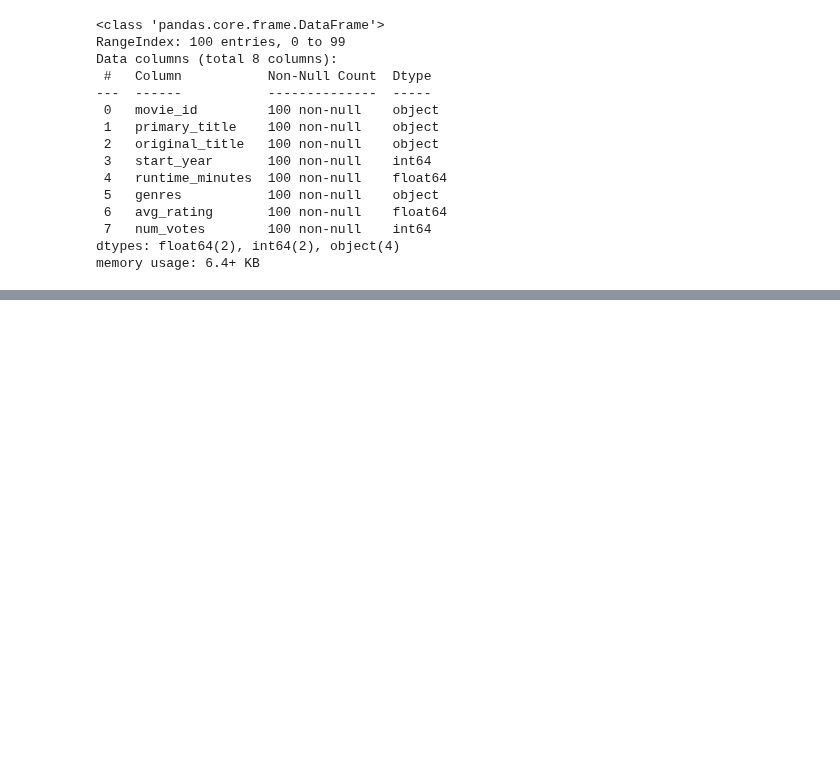
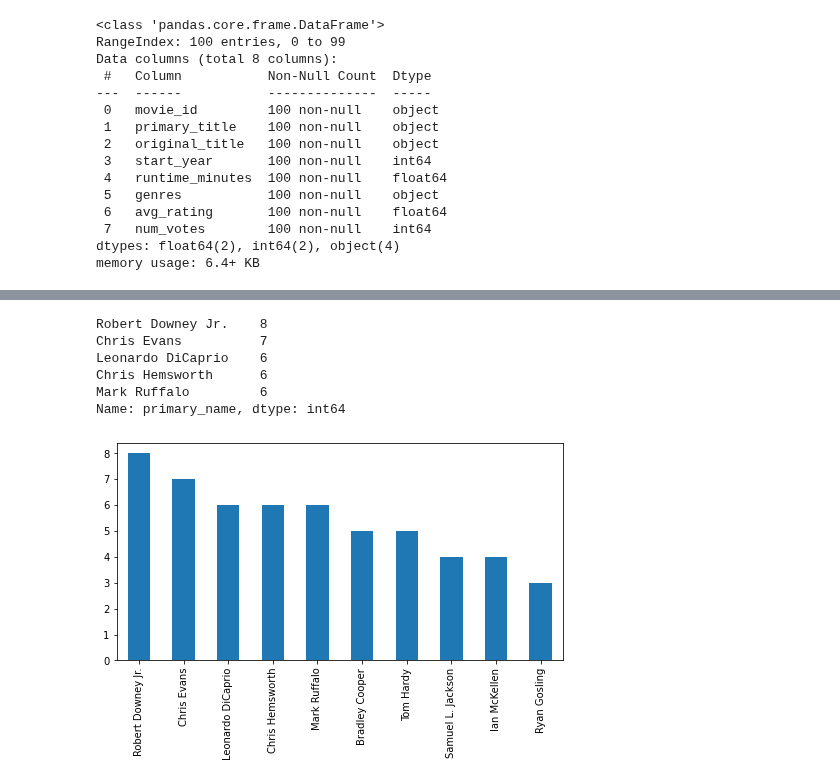
Before and after one commit to reboyce/Gilbert-Team-Repo, a Jupyter notebook: Notebooks/Chris Notebook.ipynb, the cells around one changed output, grey strips where cells are left out. Cells and saved outputs as stored; diff of their text form; code cells hidden in the pictures; blank space fills up the shorter version.

Commit message:
updates to chris's jupyter notebook

```diff
--- a/Notebooks/Chris Notebook.ipynb
+++ b/Notebooks/Chris Notebook.ipynb
@@ -76,0 +151,7 @@ sns.barplot(x=top_100_movies.primary_title, y=top_100_movies.avg_rating);
+# %%
+# merge movie principals with top 100 movies
+top_principals= pd.merge(top_100_movies, principals, how="inner", on='movie_id')
+# merge persons with top principals table to get principal names
+top_principals = pd.merge(top_principals, persons, how="inner", on='person_id')
+# drop irrelevant columns for readibility
+top_principals = top_principals.drop(columns=['primary_profession', 'death_year', 'birth_year', 'genres', 'runtime_minutes', 'start_year', 'original_title', 'job', 'characters'])
@@ -76,0 +165,4 @@ sns.barplot(x=top_100_movies.primary_title, y=top_100_movies.avg_rating);
+# %%
+# filter top principals to get top principal actors
+top_principal_actors = top_principals[top_principals.category == 'actor']
+top_principal_actors.head()
@@ -76,0 +176,16 @@ sns.barplot(x=top_100_movies.primary_title, y=top_100_movies.avg_rating);
+# %%
+# count of principal actor appearing in top 100 movies
+top_actors = top_principal_actors.primary_name.value_counts()
+top_actors.head()
+# %% [output]
+Robert Downey Jr.    8
+Chris Evans          7
+Leonardo DiCaprio    6
+Chris Hemsworth      6
+Mark Ruffalo         6
+Name: primary_name, dtype: int64
+# %%
+# bar plot of top 10 actors based on number of times they appear in the top 100 movies
+top_actors.head(10).plot(kind='bar', figsize=(8, 4));
+# %% [output]
+[figure, added]
```
Also changed, not shown: parts of 12 cells of this notebook.
